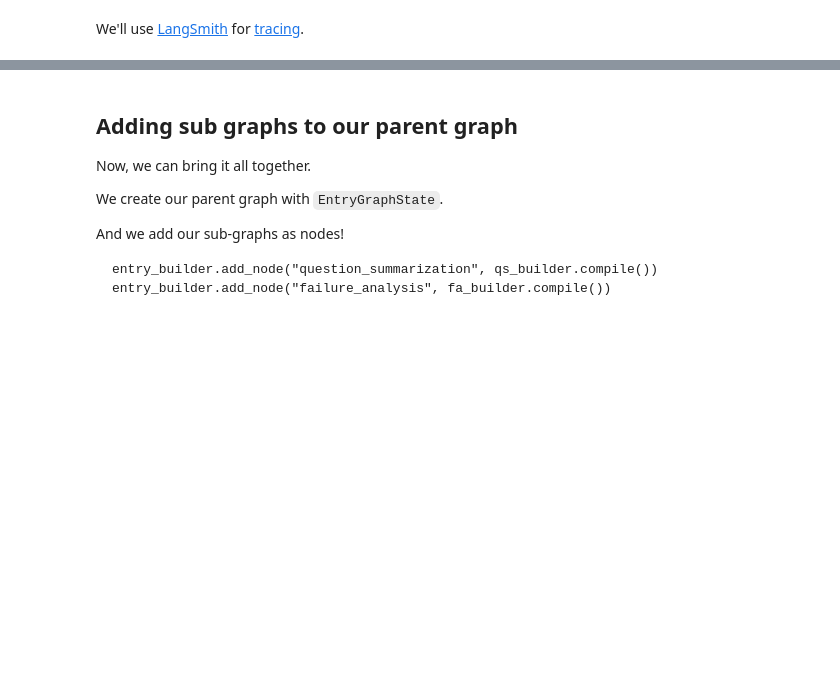
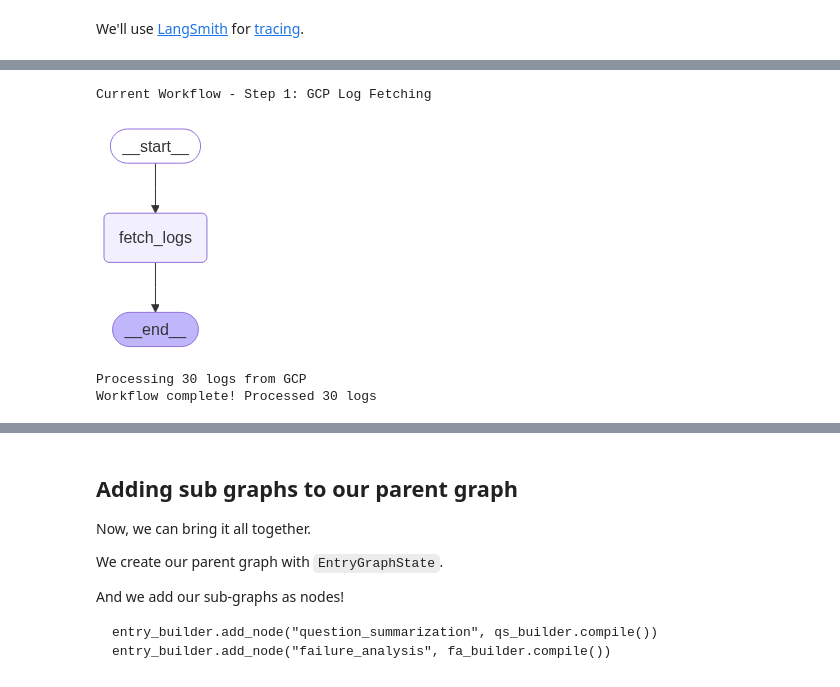
Before and after one commit to Justingw/log-analysis-demo, a Jupyter notebook: sub-graph.ipynb, the cells around one changed output, grey strips where cells are left out. Cells and saved outputs as stored; diff of their text form; code cells hidden in the pictures; blank space fills up the shorter version.

```diff
--- a/sub-graph.ipynb
+++ b/sub-graph.ipynb
@@ -694 +272,35 @@ display(Image(graph.get_graph().draw_mermaid_png()))
+# %%
+from IPython.display import Image, display
+from langgraph.graph import StateGraph, START, END
+
+# Let's visualize our current simple workflow (Step 1 only)
+class SimpleState(TypedDict):
+    raw_logs: List[Log]
+    processed_count: int
+
+def fetch_and_display_logs(state):
+    """Our current log fetching step"""
+    logs = state.get("raw_logs", [])
+    print(f"Processing {len(logs)} logs from GCP")
+    return {"processed_count": len(logs)}
+
+# Create a simple graph to show our current progress
+simple_builder = StateGraph(SimpleState)
+simple_builder.add_node("fetch_logs", fetch_and_display_logs)
+simple_builder.add_edge(START, "fetch_logs")
+simple_builder.add_edge("fetch_logs", END)
+
+simple_graph = simple_builder.compile()
+
+print("Current Workflow - Step 1: GCP Log Fetching")
+display(Image(simple_graph.get_graph().draw_mermaid_png()))
+
+# Test our simple workflow with the real data
+result = simple_graph.invoke({"raw_logs": raw_logs})
+print(f"Workflow complete! Processed {result['processed_count']} logs")
+# %% [output]
+Current Workflow - Step 1: GCP Log Fetching
+[figure, added]
+Processing 30 logs from GCP
+Workflow complete! Processed 30 logs
 # %% [markdown]
```
Also changed, not shown: parts of 19 cells of this notebook, 11 other files.
